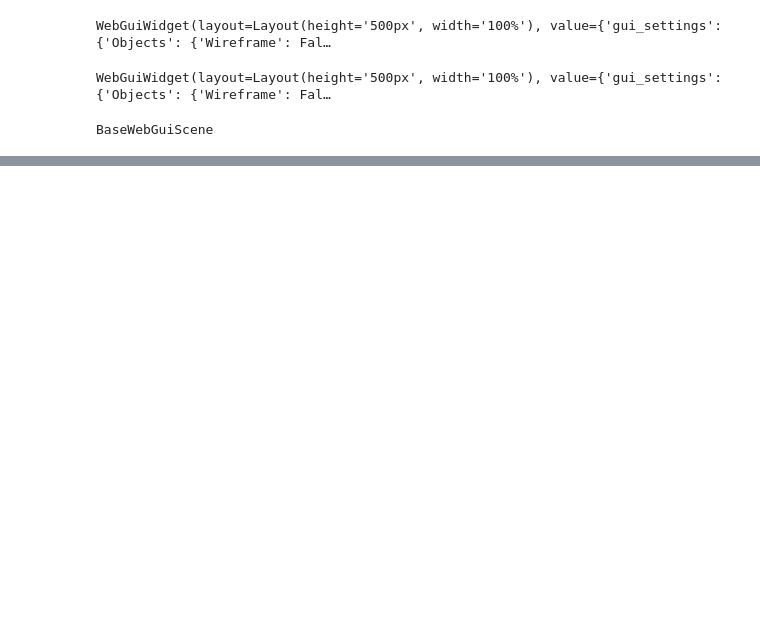
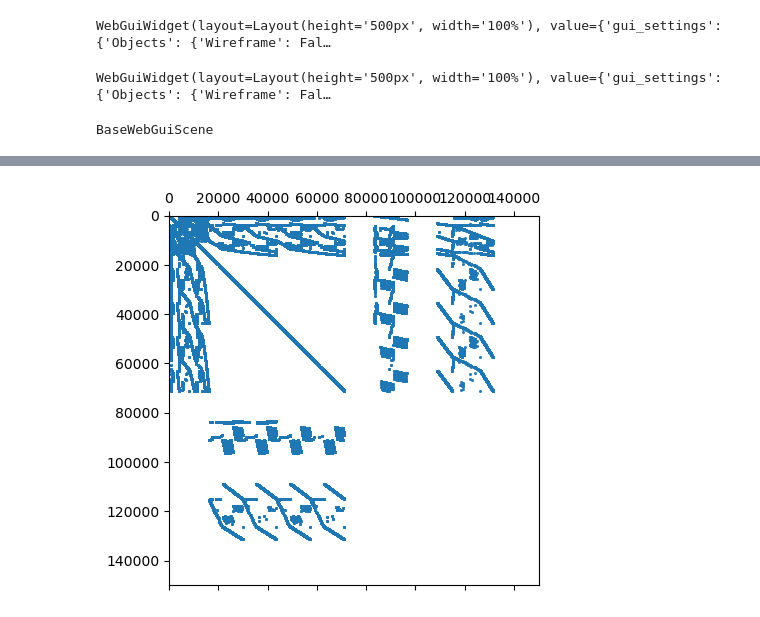
Before and after one commit to radu-bogdan/fem, a Jupyter notebook: PROJECTS/seminar_theodore/proximity.ipynb, the cells around one changed output, grey strips where cells are left out. Saved outputs shown, nothing was run; the diff lists cells and outputs as text; code cells hidden in the pictures; blank space fills up the shorter version.

```diff
--- a/PROJECTS/seminar_theodore/proximity.ipynb
+++ b/PROJECTS/seminar_theodore/proximity.ipynb
@@ -139,0 +184,13 @@ BaseWebGuiScene
+# %%
+int = []
+for i in range(58):
+    int.append(ngs.Integrate(J*ngs.dx("circle_left_"+str(i)), mesh))
+for i in range(58):
+    int.append(ngs.Integrate(J*ngs.dx("circle_right_"+str(i)), mesh))
+# mesh.nv
+
+plt.semilogy(abs(np.real(int)))
+plt.figure()
+plt.semilogy(abs(np.imag(int)))
+
+# ngs.Integrate(1/eps*ngs.grad(L)*ngs.grad(A), mesh)
@@ -139,0 +199,78 @@ BaseWebGuiScene
+# %%
+# Parameters
+
+circ_mass = np.pi*0.031**2
+circ_number = 58
+
+mu0 = 1.256*1e-6
+mu_iron = 1000*mu0
+sigma = 58*1e6
+J = 1e7
+eps = 1e-12
+order = 1
+
+circles_left = "";
+for i in range(58): circles_left+="circle_left_"+str(i)+"|"
+circles_right = "";
+for i in range(58): circles_right+="circle_right_"+str(i)+"|"
+
+cf_Js = mesh.MaterialCF({circles_left: J, circles_right: -J}, default = 0)
+cf_mu = mesh.MaterialCF({circles_left + circles_right +"left|right|bridge" : mu0, "ambient": mu_iron})
+cf_sigma = mesh.MaterialCF({circles_left + circles_right: sigma}, default = 0)
+
+#############################################################################################################
+
+f = 50 #(Hz)
+w = f*2*np.pi
+
+order = 1
+
+H1_A = ngs.H1(mesh, order = order, dirichlet = "ambient_face", complex = True)
+L2_L = ngs.L2(mesh, order = order, complex = True, definedon = circles_left + circles_right)
+HDiv_U = ngs.HDiv(mesh, order = order , complex = True, definedon = circles_left + circles_right, dirichlet = "ambient_face")
+
+
+X = H1_A*L2_L*HDiv_U
+
+(A,L,U), (As,Ls,Us) = X.TnT()
+
+K = ngs.BilinearForm(X)
+K += (1/cf_mu*ngs.grad(A)*ngs.grad(As))*ngs.dx +((1j*w)*cf_sigma*(A+L)*As +ngs.div(U)*As)*ngs.dx(circles_left + circles_right)\
+    +((1j*w)*cf_sigma*(A*Ls + L*Ls) + ngs.div(U)*Ls)*ngs.dx(circles_left + circles_right)\
+    +(L*ngs.div(Us))*ngs.dx(circles_left + circles_right)\
+
+    # +(L*ngs.div(Us))*ngs.dx\
+    # +((1j*w)*cf_sigma*p*v)*ngs.dx("circle_left|circle_right")\
+    # +((1j*w)*cf_sigma*p*q)*ngs.dx("circle_left|circle_right")\
+    # + 1/eps*p*q*ngs.dx("circle_left|circle_right")
+K.Assemble()
+
+rows,cols,vals = K.mat.COO()
+import scipy.sparse as sp
+A = sp.csr_matrix((vals,(rows,cols)))
+import matplotlib.pylab as plt
+plt.spy(A, markersize = 1)
+
+f = ngs.LinearForm(X)
+f += (cf_Js*Ls)*ngs.dx(circles_left + circles_right)
+# f += (cf_Js*v)*ngs.dx() + ((1-cf_Js)*q)*ngs.dx("circle_left|circle_right")
+f.Assemble()
+
+
+ALU = ngs.GridFunction(X)
+ALU.vec.data += K.mat.Inverse(X.FreeDofs())*f.vec
+
+A = ALU.components[0]
+L = ALU.components[1]
+U = ALU.components[2]
+
+B = ngs.grad(A)
+
+J = (1j*w)*cf_sigma*(A+L)+ngs.div(U)
+
+# # J = J/intJ*I
+
+Draw(ngs.Norm(J), mesh, settings = {"Objects": {"Wireframe": False}})
+# Draw(L, mesh, settings = {"Objects": {"Wireframe": False}})
+# Draw(ngs.Norm(B),mesh, settings = {"Objects": {"Wireframe": False}})
+# %% [output]
@@ -139,0 +279 @@ BaseWebGuiScene
+[figure, added]
```
Also changed, not shown: parts of 8 cells of this notebook, 1 other file.
